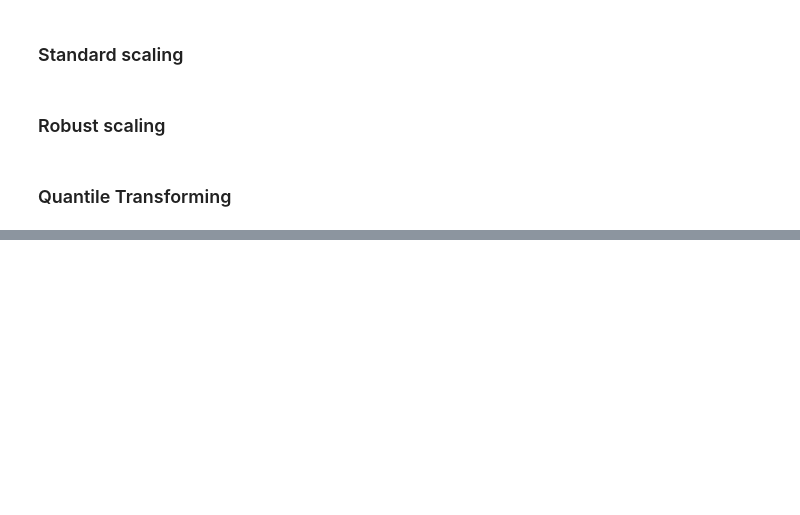
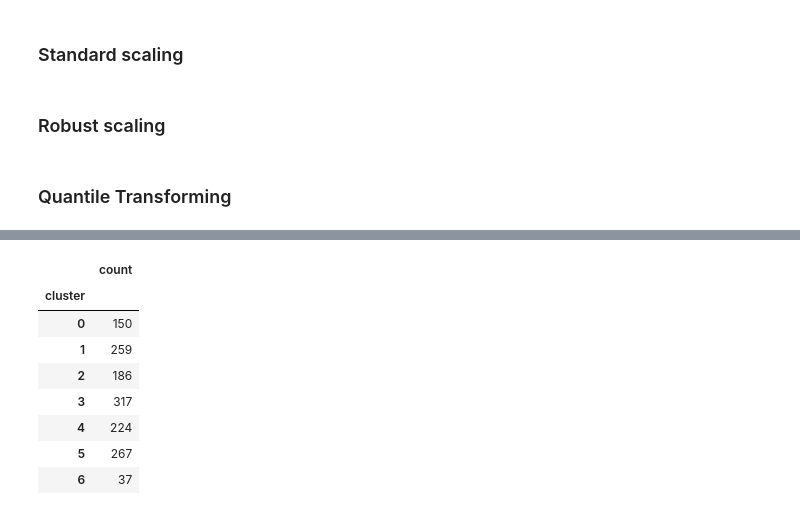
Before and after one commit to tobiasaurer/machine-learning-music, a Jupyter notebook: moosic.ipynb, the cells around one changed output, grey strips where cells are left out. Drawn from its saved outputs; the diff is of its cells as text; code cells hidden in the pictures; blank space fills up the shorter version.

```diff
--- a/moosic.ipynb
+++ b/moosic.ipynb
@@ -149,0 +245,12 @@ for var in cols:
+# %%
+features_big.groupby(by = 'cluster').agg(count = ('name', 'count'))
+# %% [output]
+|  | count |
+| cluster |  |
+| 0 | 150 |
+| 1 | 259 |
+| 2 | 186 |
+| 3 | 317 |
+| 4 | 224 |
+| 5 | 267 |
+| 6 | 37 |
```
Also changed, not shown: parts of 23 cells of this notebook.
